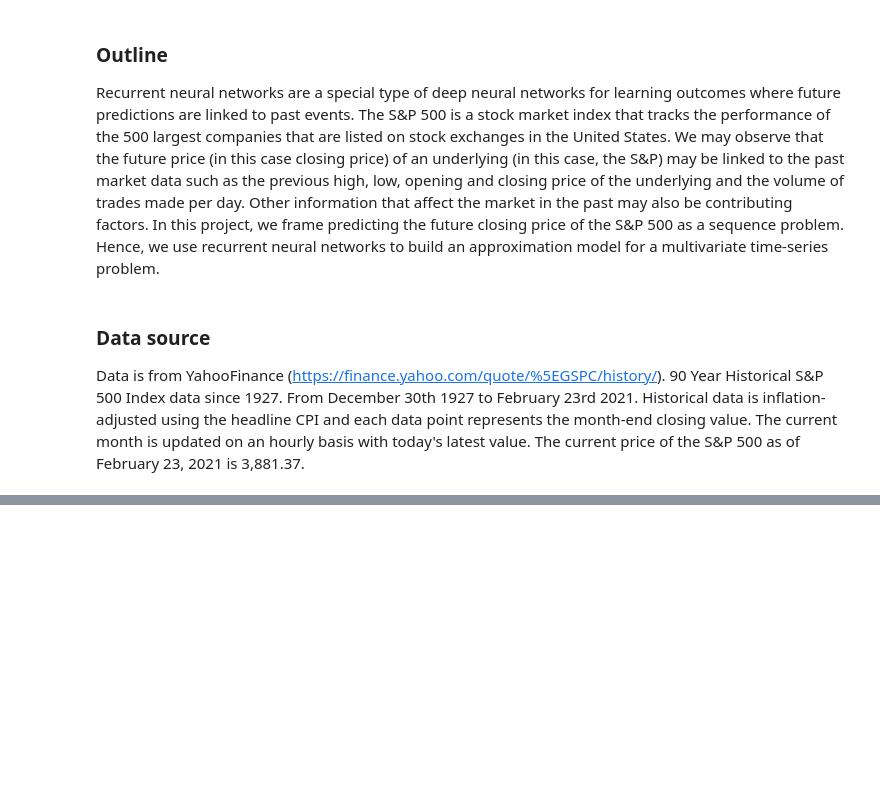
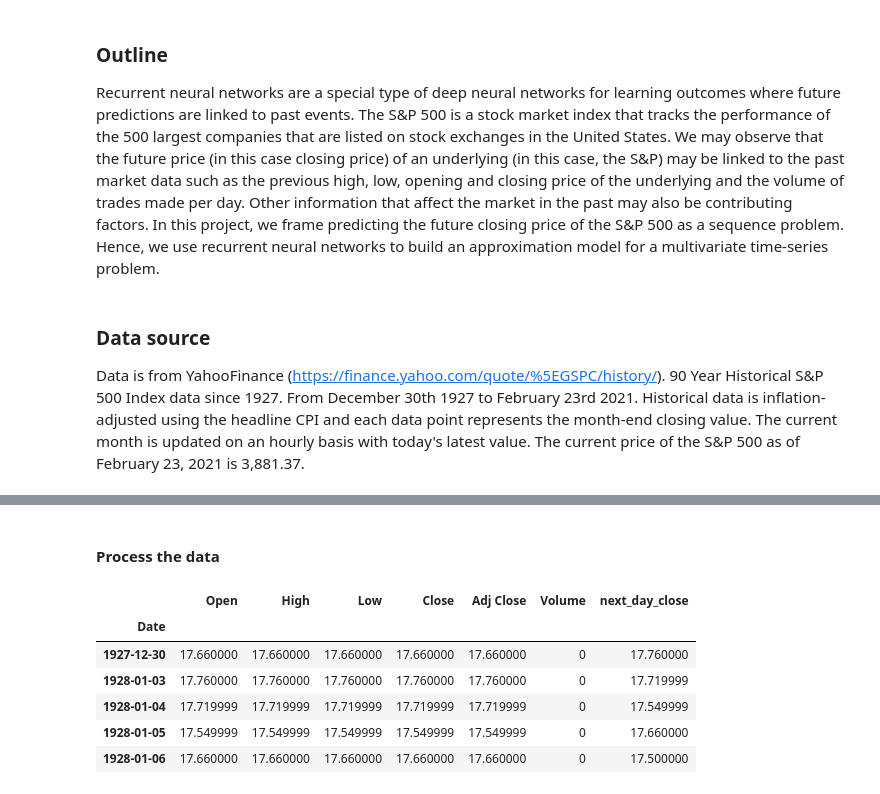
Before and after one commit to dvdbisong/spx-prediction, a Jupyter notebook: ebisong-rnn-spx-prediction.ipynb, the cells around one changed output, grey strips where cells are left out. Saved outputs shown, nothing was run; the diff lists cells and outputs as text; code cells hidden in the pictures; blank space fills up the shorter version.

```diff
--- a/ebisong-rnn-spx-prediction.ipynb
+++ b/ebisong-rnn-spx-prediction.ipynb
@@ -10,0 +33,2 @@ Historical data is inflation-adjusted using the headline CPI and each data point
+# %%
+data = pd.read_csv('data/GSPC.csv')
@@ -10,0 +44,18 @@ Historical data is inflation-adjusted using the headline CPI and each data point
+# %%
+# set Date as index column
+data = data.set_index('Date')
+# %% [markdown]
+#### Process the data
+# %%
+# add next days closing (target)
+data['next_day_close'] = data['Close'].shift(-1)
+# %%
+data.head()
+# %% [output]
+|  | Open | High | Low | Close | Adj Close | Volume | next_day_close |
+| Date |  |  |  |  |  |  |  |
+| 1927-12-30 | 17.660000 | 17.660000 | 17.660000 | 17.660000 | 17.660000 | 0 | 17.760000 |
+| 1928-01-03 | 17.760000 | 17.760000 | 17.760000 | 17.760000 | 17.760000 | 0 | 17.719999 |
+| 1928-01-04 | 17.719999 | 17.719999 | 17.719999 | 17.719999 | 17.719999 | 0 | 17.549999 |
+| 1928-01-05 | 17.549999 | 17.549999 | 17.549999 | 17.549999 | 17.549999 | 0 | 17.660000 |
+| 1928-01-06 | 17.660000 | 17.660000 | 17.660000 | 17.660000 | 17.660000 | 0 | 17.500000 |
```
Also changed, not shown: parts of 46 cells of this notebook, 1 other file.
